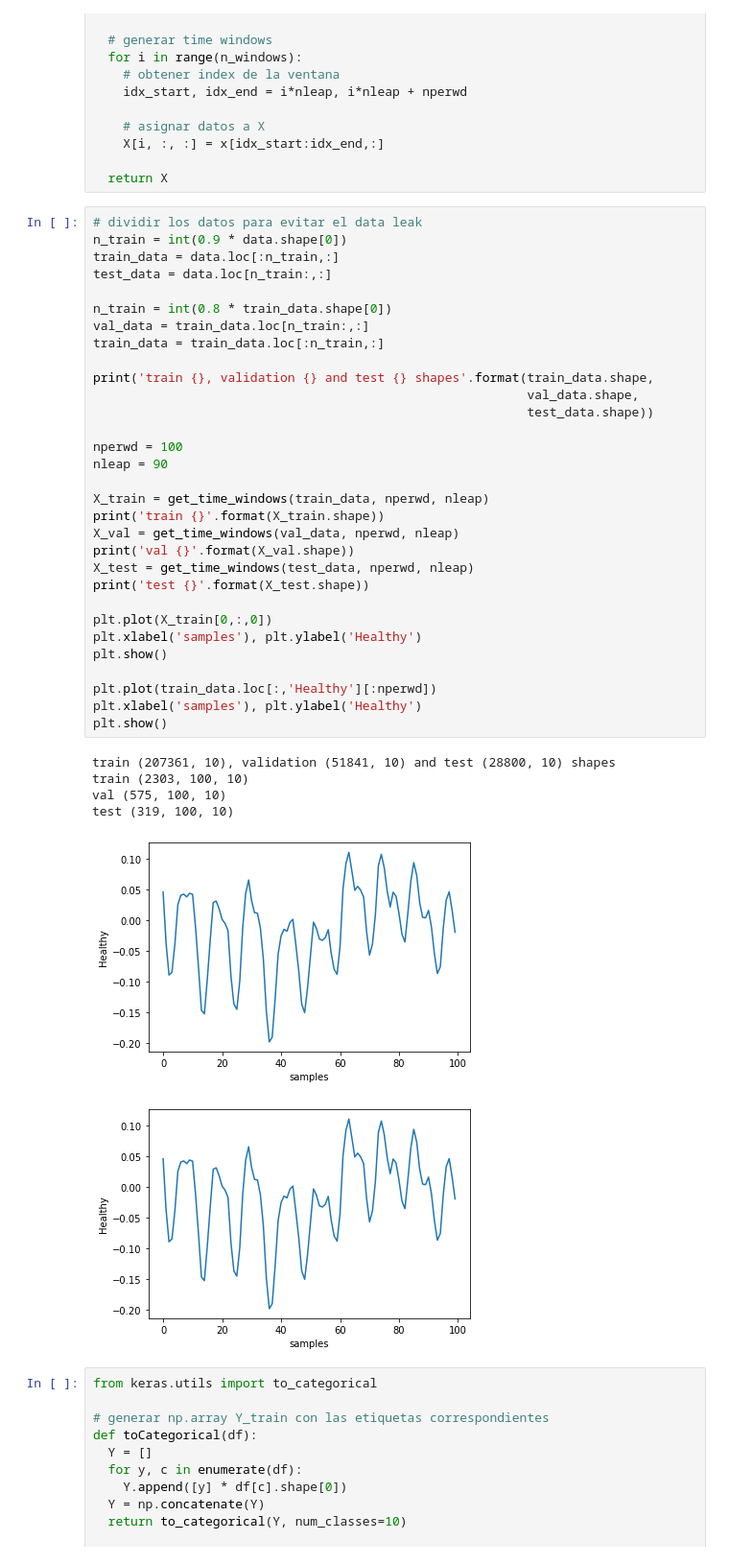
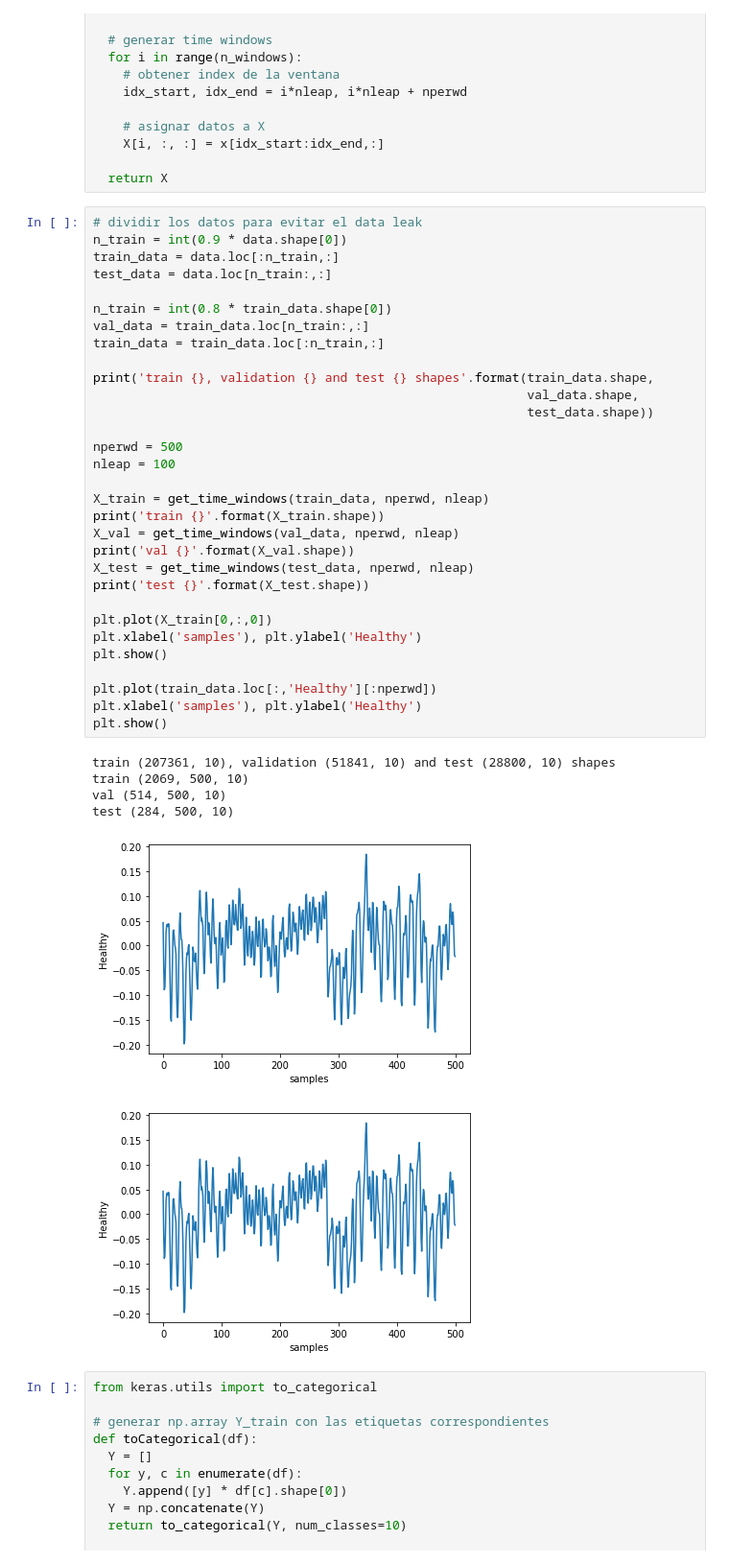
Before and after one commit to MartinVIllesca/ME7260-Aprendizaje-Profundo-en-Diagnostico-y-Pronostico-de-Fallas, a Jupyter notebook: t1/T1.ipynb, the cells around one changed output. Shown at 96% size. Saved outputs shown, nothing was run; the diff lists cells and outputs as text.

```diff
--- a/t1/T1.ipynb
+++ b/t1/T1.ipynb
@@ -74,40 +74,40 @@ def get_time_windows(data, nperwd, nleap):
 # dividir los datos para evitar el data leak
 n_train = int(0.9 * data.shape[0])
 train_data = data.loc[:n_train,:]
 test_data = data.loc[n_train:,:]
 
 n_train = int(0.8 * train_data.shape[0])
 val_data = train_data.loc[n_train:,:]
 train_data = train_data.loc[:n_train,:]
 
 print('train {}, validation {} and test {} shapes'.format(train_data.shape,
                                                           val_data.shape,
                                                           test_data.shape))
 
-nperwd = 100
-nleap = 90
+nperwd = 500
+nleap = 100
 
 X_train = get_time_windows(train_data, nperwd, nleap)
 print('train {}'.format(X_train.shape))
 X_val = get_time_windows(val_data, nperwd, nleap)
 print('val {}'.format(X_val.shape))
 X_test = get_time_windows(test_data, nperwd, nleap)
 print('test {}'.format(X_test.shape))
 
 plt.plot(X_train[0,:,0])
 plt.xlabel('samples'), plt.ylabel('Healthy')
 plt.show()
 
 plt.plot(train_data.loc[:,'Healthy'][:nperwd])
 plt.xlabel('samples'), plt.ylabel('Healthy')
 plt.show()
 # %% [output]
 train (207361, 10), validation (51841, 10) and test (28800, 10) shapes
-train (2303, 100, 10)
-val (575, 100, 10)
-test (319, 100, 10)
+train (2069, 500, 10)
+val (514, 500, 10)
+test (284, 500, 10)
-[figure, old version]
+[figure, new version]
-[figure, old version]
+[figure, new version]
 # %%
 from keras.utils import to_categorical
 
```
Also changed, not shown: parts of 7 cells of this notebook.
